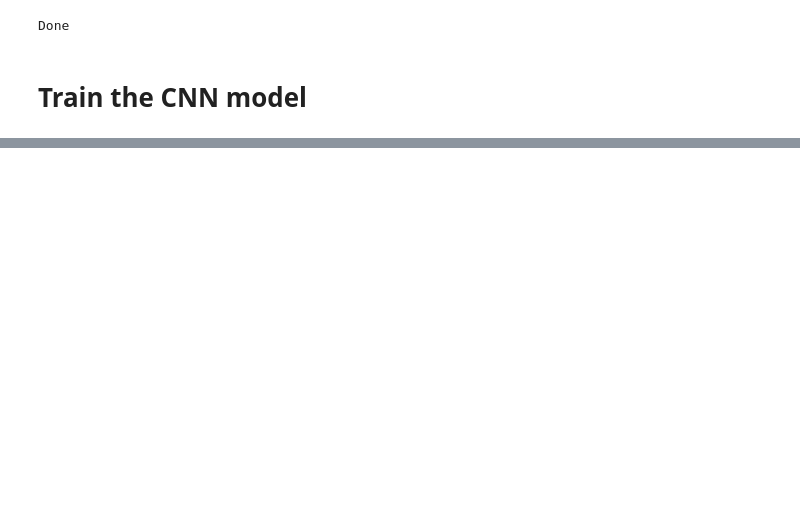
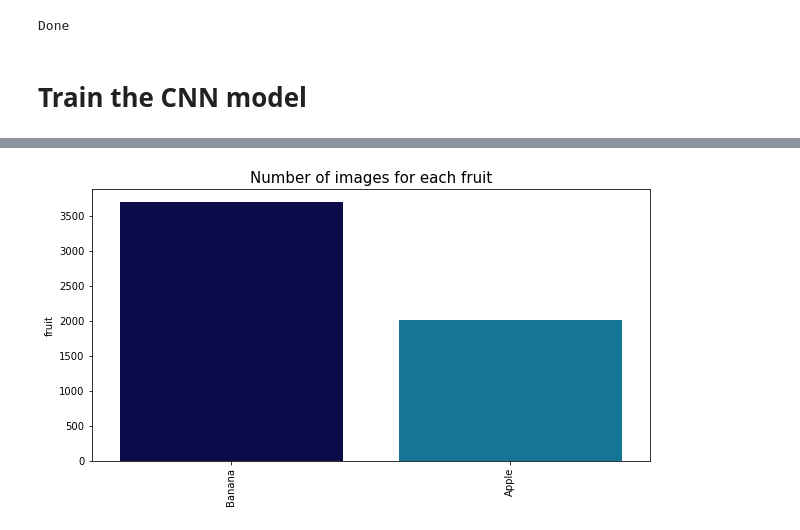
Before and after one commit to Dav-spec/Workshop_Data_Science, a Jupyter notebook: fruit_recognition.ipynb, the cells around one changed output, grey strips where cells are left out. Cells and saved outputs as stored; diff of their text form; code cells hidden in the pictures; blank space fills up the shorter version.

```diff
--- a/fruit_recognition.ipynb
+++ b/fruit_recognition.ipynb
@@ -247,0 +193,27 @@ Done
+# %%
+# Load the paths on the images
+
+images = []
+
+images += load_images_from_folder('Apple_resize/', True, label="Apple")
+images += load_images_from_folder('Banana_resize/', True, label="Banana")
+print(len(images))
+
+
+
+# Create a dataframe with the paths and the label for each fruit
+df = pd.DataFrame(images, columns = ["fruit", "path"])
+
+# Shuffle the dataset
+from sklearn.utils import shuffle
+df = shuffle(df, random_state = 0)
+df = df.reset_index(drop=True)
+
+# Assign to each fruit a specific number
+fruit_names = sorted(df.fruit.unique())
+mapper_fruit_names = dict(zip(fruit_names, [t for t in range(len(fruit_names))]))
+df["label"] = df["fruit"].map(mapper_fruit_names)
+print(mapper_fruit_names)
+
+# Visualize the resulting dataframe
+df.head(10)
@@ -247,0 +234,12 @@ Done
+# %%
+# Display the number of pictures of each category
+vc = df["fruit"].value_counts()
+plt.figure(figsize=(10,5))
+sns.barplot(x = vc.index, y = vc, palette = "ocean")
+plt.title("Number of images for each fruit", fontsize = 15)
+plt.xticks(rotation=90)
+plt.show()
+
+#Show and print the size of the images folder and the sum of the pie
+# %% [output]
+[figure, added]
```
Also changed, not shown: parts of 18 cells of this notebook.
